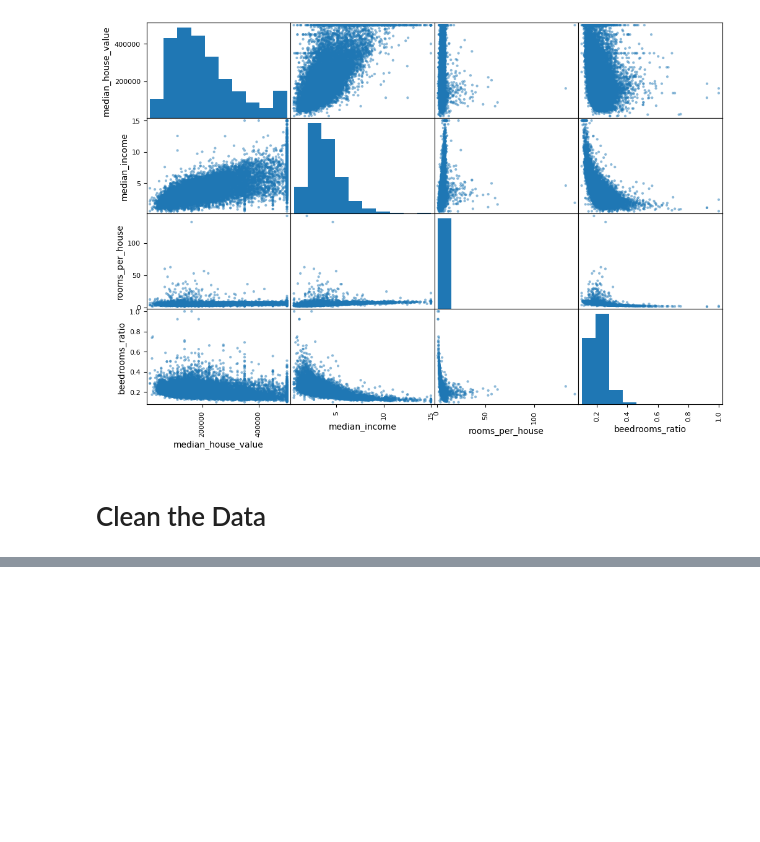
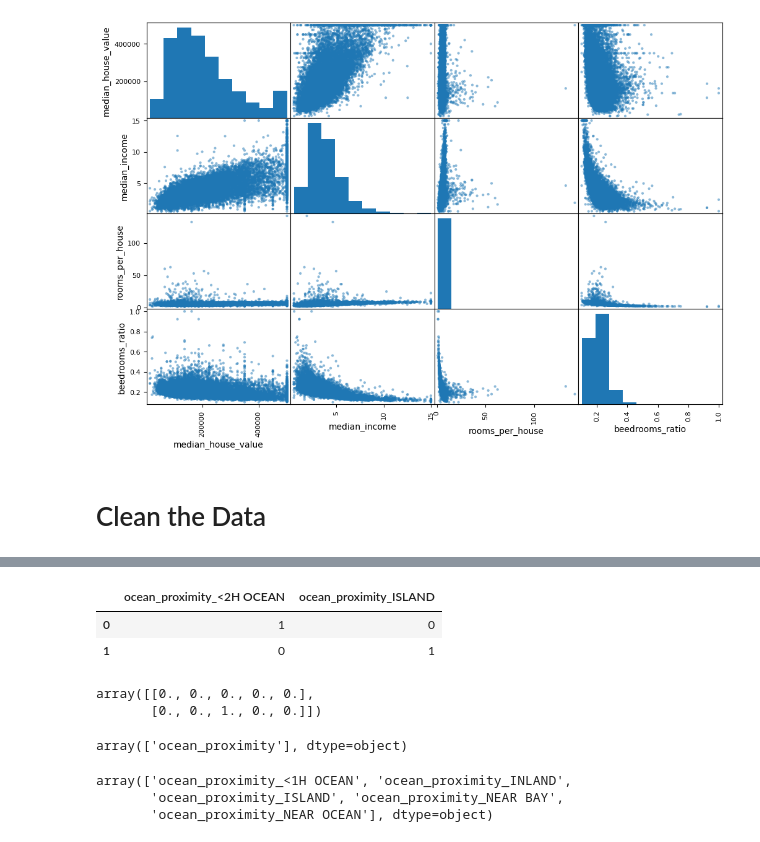
Before and after one commit to SoheilBadri2000/hoSKlearnKerasTensorflow, a Jupyter notebook: ch02.ipynb, the cells around one changed output, grey strips where cells are left out. Saved outputs shown, nothing was run; the diff lists cells and outputs as text; code cells hidden in the pictures; blank space fills up the shorter version.

```diff
--- a/ch02.ipynb
+++ b/ch02.ipynb
@@ -277,0 +423,25 @@ housing_labels = strat_train_set["median_house_value"].copy()
+# %%
+df_test_unknown = pd.DataFrame({"ocean_proximity":["<2H OCEAN", "ISLAND"]})
+pd.get_dummies(df_test_unknown)
+# %% [output]
+|  | ocean_proximity_<2H OCEAN | ocean_proximity_ISLAND |
+| 0 | 1 | 0 |
+| 1 | 0 | 1 |
+# %%
+cat_encoder.handle_unknown = "ignore"
+df_test_unknown_1hot = cat_encoder.transform(df_test_unknown)
+df_test_unknown_1hot.toarray()
+# Basically, OneHotEncoder will detect that "<2H OCEAN" is not a category that te original model was trained on, and will set the array to all 0s
+# %% [output]
+array([[0., 0., 0., 0., 0.],
+       [0., 0., 1., 0., 0.]])
+# %%
+cat_encoder.feature_names_in_
+# %% [output]
+array(['ocean_proximity'], dtype=object)
+# %%
+cat_encoder.get_feature_names_out()
+# %% [output]
+array(['ocean_proximity_<1H OCEAN', 'ocean_proximity_INLAND',
+       'ocean_proximity_ISLAND', 'ocean_proximity_NEAR BAY',
+       'ocean_proximity_NEAR OCEAN'], dtype=object)
```
Also changed, not shown: parts of 25 cells of this notebook.
